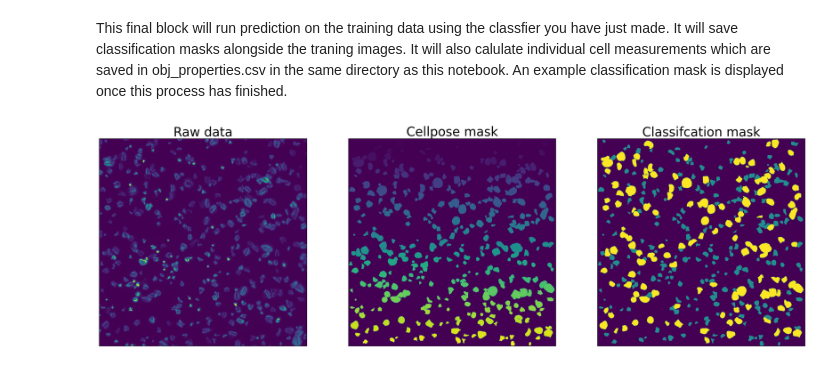
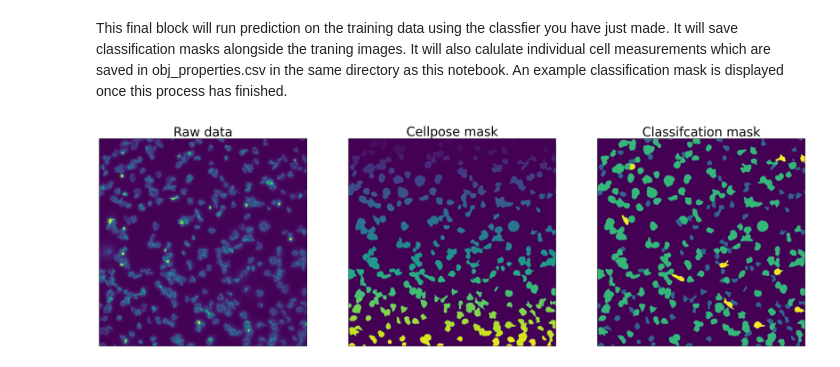
Before and after one commit to JeremyPike/cell-classification, a Jupyter notebook: train_cell_classifier.ipynb, the cells around one changed output. Cells and saved outputs as stored; diff of their text form; code cells hidden in the pictures.

```diff
--- a/train_cell_classifier.ipynb
+++ b/train_cell_classifier.ipynb
@@ -18,7 +18,7 @@ import matplotlib.pyplot as plt
 # %% [markdown]
 Modify this variable to the path for your training data. This should be a directory containings the cellose .npy outputs. Each file should end in _seg.npy as is default for cellpose. If you have lots of images this should be a subset of your full dataset with examples tacken accross replicates, conditions etc to encapsulate the variability within the dataset.
 # %%
-training_data_dir = 'Y:/SteveT/training/platelet/test/'
+training_data_dir = 'Y:/SteveT/jeremy_test/'
 # %% [markdown]
 This block will load the raw data and masks. The mask indexes are altered so each cell has a unique index across all masks. It then creates combined tiled images for both the raw data and the masks.
 # %%
@@ -117,22 +115,22 @@ An example classification mask is displayed once this process has finished.
 # %%
 model_filename = 'ObjectClassifier.cl'
 clf = apoc.ObjectClassifier(opencl_filename=model_filename)
 obj_clf_masks = np.array([clf.predict(masks_original[i], imgs[i]) for i in range(len(masks))])
 [imsave(files[i].replace('_seg.npy', '_apoc_masks.png'), obj_clf_masks[i], check_contrast=False) for i in range(len(masks))]
 obj_df = calc_obj_props(files, masks_original, imgs, obj_clf_masks=obj_clf_masks)
 obj_df.to_csv('obj_properties.csv')
 
 plt.rc('font', size=25)
 fig, axs = plt.subplots(1, 3, figsize=(30, 10))
 axs[0].imshow(imgs[0])
-axs[0].set_title('Raw data', cmap='gray')
+axs[0].set_title('Raw data')
 axs[1].imshow(masks_original[0])
 axs[1].set_title('Cellpose mask')
 axs[2].imshow(obj_clf_masks[0])
 axs[2].set_title('Classifcation mask')
 for ax in axs:
     ax.set_xticks([])
     ax.set_yticks([])
 plt.show()
 # %% [output]
-[figure, old version]
+[figure, new version]
```
Also changed, not shown: parts of 1 cell of this notebook, 3 other files.
